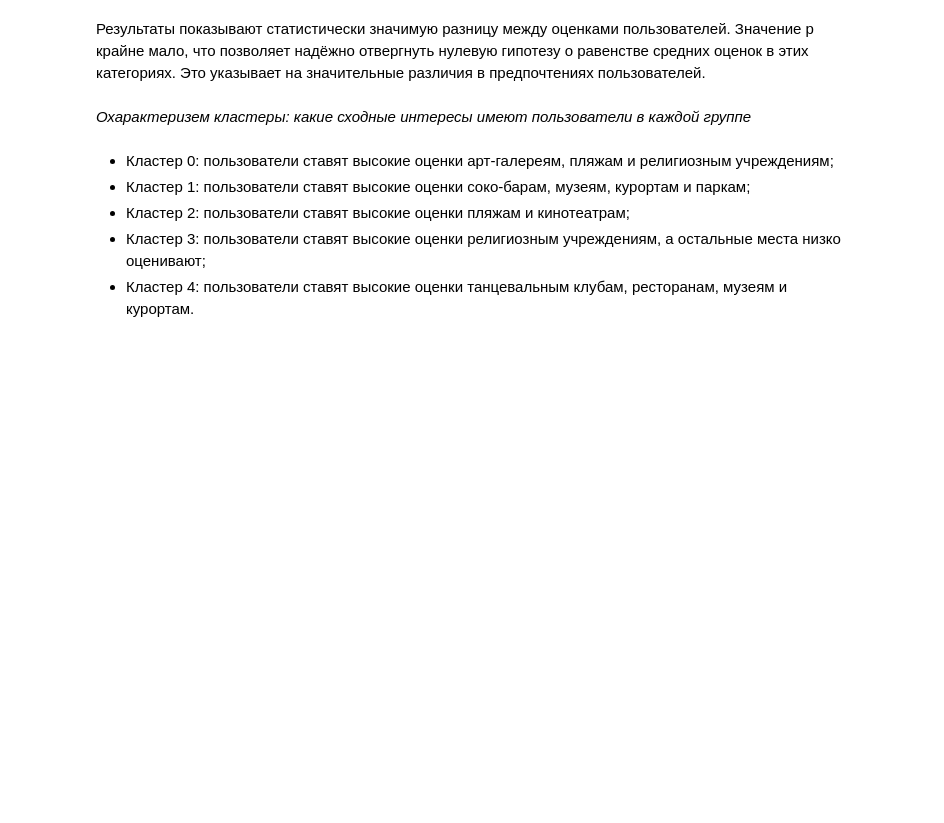
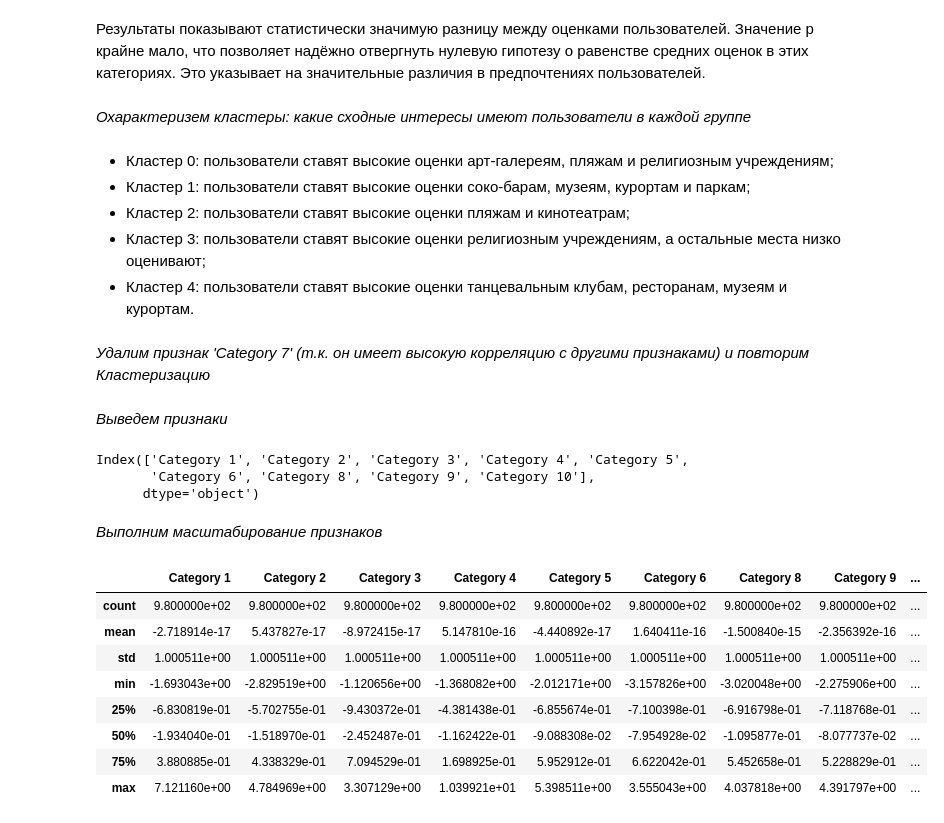
Before and after one commit to igor531205/data_science, a Jupyter notebook: lesson_3.ipynb, the cells around one changed output. Cells and saved outputs as stored; diff of their text form; code cells hidden in the pictures; blank space fills up the shorter version.

```diff
--- a/lesson_3.ipynb
+++ b/lesson_3.ipynb
@@ -340,3 +346,5 @@ t_stat, p_value
 * Кластер 2: пользователи ставят высокие оценки пляжам и кинотеатрам;
 * Кластер 3: пользователи ставят высокие оценки религиозным учреждениям, а остальные места низко оценивают;
 * Кластер 4: пользователи ставят высокие оценки танцевальным клубам, ресторанам, музеям и курортам.
+# %% [markdown]
+*Удалим признак 'Category 7' (т.к. он имеет высокую корреляцию с другими признаками) и повторим Кластеризацию*
@@ -342,0 +354,30 @@ t_stat, p_value
+# %% [markdown]
+*Выведем признаки*
+# %%
+features = df_cut.columns[1:]
+features
+# %% [output]
+Index(['Category 1', 'Category 2', 'Category 3', 'Category 4', 'Category 5',
+       'Category 6', 'Category 8', 'Category 9', 'Category 10'],
+      dtype='object')
+# %% [markdown]
+*Выполним масштабирование признаков*
+# %%
+# Масштабирование признаков
+data_scaled = scaler.fit_transform(df_cut[features])
+
+# Создание датасета с масштабироваными признаками
+df_scaled = pd.DataFrame(data_scaled, columns=features)
+
+# Выведем информацию по количественным признакам
+df_scaled.describe()
+# %% [output]
+|  | Category 1 | Category 2 | Category 3 | Category 4 | Category 5 | Category 6 | Category 8 | Category 9 | ... |
+| count | 9.800000e+02 | 9.800000e+02 | 9.800000e+02 | 9.800000e+02 | 9.800000e+02 | 9.800000e+02 | 9.800000e+02 | 9.800000e+02 | ... |
+| mean | -2.718914e-17 | 5.437827e-17 | -8.972415e-17 | 5.147810e-16 | -4.440892e-17 | 1.640411e-16 | -1.500840e-15 | -2.356392e-16 | ... |
+| std | 1.000511e+00 | 1.000511e+00 | 1.000511e+00 | 1.000511e+00 | 1.000511e+00 | 1.000511e+00 | 1.000511e+00 | 1.000511e+00 | ... |
+| min | -1.693043e+00 | -2.829519e+00 | -1.120656e+00 | -1.368082e+00 | -2.012171e+00 | -3.157826e+00 | -3.020048e+00 | -2.275906e+00 | ... |
+| 25% | -6.830819e-01 | -5.702755e-01 | -9.430372e-01 | -4.381438e-01 | -6.855674e-01 | -7.100398e-01 | -6.916798e-01 | -7.118768e-01 | ... |
+| 50% | -1.934040e-01 | -1.518970e-01 | -2.452487e-01 | -1.162422e-01 | -9.088308e-02 | -7.954928e-02 | -1.095877e-01 | -8.077737e-02 | ... |
+| 75% | 3.880885e-01 | 4.338329e-01 | 7.094529e-01 | 1.698925e-01 | 5.952912e-01 | 6.622042e-01 | 5.452658e-01 | 5.228829e-01 | ... |
+| max | 7.121160e+00 | 4.784969e+00 | 3.307129e+00 | 1.039921e+01 | 5.398511e+00 | 3.555043e+00 | 4.037818e+00 | 4.391797e+00 | ... |
```
Also changed, not shown: parts of 21 cells of this notebook.
